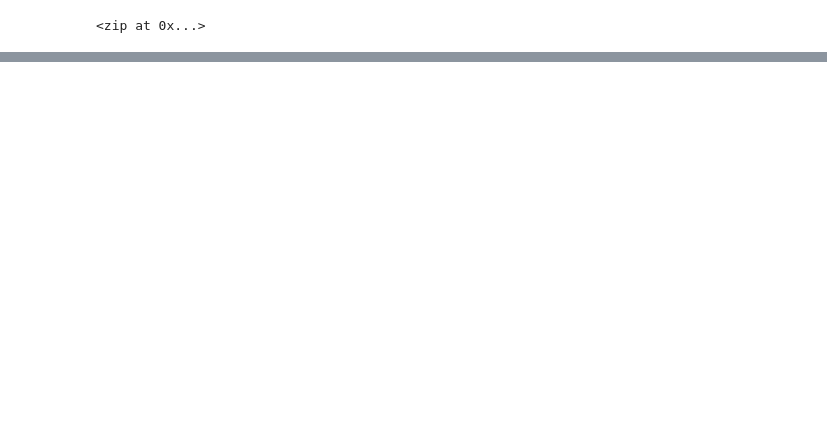
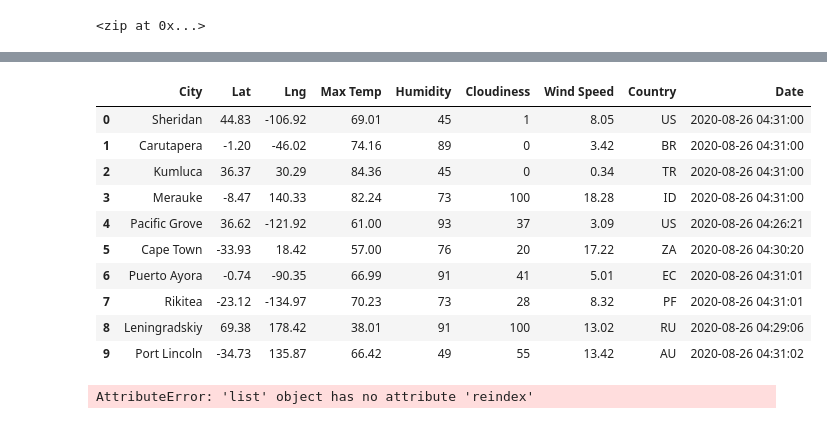
Before and after one commit to jgomez07/World_Weather_Analysis, a Jupyter notebook: WeatherPy.ipynb, the cells around one changed output, grey strips where cells are left out. Saved outputs shown, nothing was run; the diff lists cells and outputs as text; code cells hidden in the pictures; blank space fills up the shorter version.

```diff
--- a/WeatherPy.ipynb
+++ b/WeatherPy.ipynb
@@ -33,0 +44,4 @@ len(cities)
+# %%
+# Starting URL for Weather Map API Call.
+url = "http://api.openweathermap.org/data/2.5/weather?units=Imperial&APPID=" + "bbd2597dea8d0bf92c706973f7d7a7eb"
+print(url)
@@ -33,0 +50,10 @@ len(cities)
+# %%
+# Create an empty list to hold the weather data.
+city_data = []
+# Print the beginning of the logging.
+print("Beginning Data Retrieval     ")
+print("-----------------------------")
+
+# Create counters.
+record_count = 1
+set_count = 1
@@ -33,0 +63,10 @@ len(cities)
+# %%
+# Loop through all the cities in our list.
+for i in range(len(cities)):
+
+    # Group cities in sets of 50 for logging purposes.
+    if (i % 50 == 0 and i >= 50):
+        set_count += 1
+        record_count = 1
+    # Create endpoint URL with each city.
+    city_url = url + "&q=" + "i"
@@ -33,0 +141,22 @@ len(cities)
+# %%
+# Convert the array of dictionaries to a Pandas DataFrame.
+city_data_df = pd.DataFrame(city_data)
+city_data_df.head(10)
+# %% [output]
+|  | City | Lat | Lng | Max Temp | Humidity | Cloudiness | Wind Speed | Country | Date |
+| 0 | Sheridan | 44.83 | -106.92 | 69.01 | 45 | 1 | 8.05 | US | 2020-08-26 04:31:00 |
+| 1 | Carutapera | -1.20 | -46.02 | 74.16 | 89 | 0 | 3.42 | BR | 2020-08-26 04:31:00 |
+| 2 | Kumluca | 36.37 | 30.29 | 84.36 | 45 | 0 | 0.34 | TR | 2020-08-26 04:31:00 |
+| 3 | Merauke | -8.47 | 140.33 | 82.24 | 73 | 100 | 18.28 | ID | 2020-08-26 04:31:00 |
+| 4 | Pacific Grove | 36.62 | -121.92 | 61.00 | 93 | 37 | 3.09 | US | 2020-08-26 04:26:21 |
+| 5 | Cape Town | -33.93 | 18.42 | 57.00 | 76 | 20 | 17.22 | ZA | 2020-08-26 04:30:20 |
+| 6 | Puerto Ayora | -0.74 | -90.35 | 66.99 | 91 | 41 | 5.01 | EC | 2020-08-26 04:31:01 |
+| 7 | Rikitea | -23.12 | -134.97 | 70.23 | 73 | 28 | 8.32 | PF | 2020-08-26 04:31:01 |
+| 8 | Leningradskiy | 69.38 | 178.42 | 38.01 | 91 | 100 | 13.02 | RU | 2020-08-26 04:29:06 |
+| 9 | Port Lincoln | -34.73 | 135.87 | 66.42 | 49 | 55 | 13.42 | AU | 2020-08-26 04:31:02 |
+# %%
+new_column_order = (["City","Country","Date","Lat","Lng","Max Temp","Humidity","Cloudiness","Wind Speed"])
+city_data_df = new_column_order_df.reindex(columns = new_column_order)
+city_data_df
+# %% [output]
+AttributeError: 'list' object has no attribute 'reindex'
```
Also changed, not shown: parts of 12 cells of this notebook, 9 other files.
